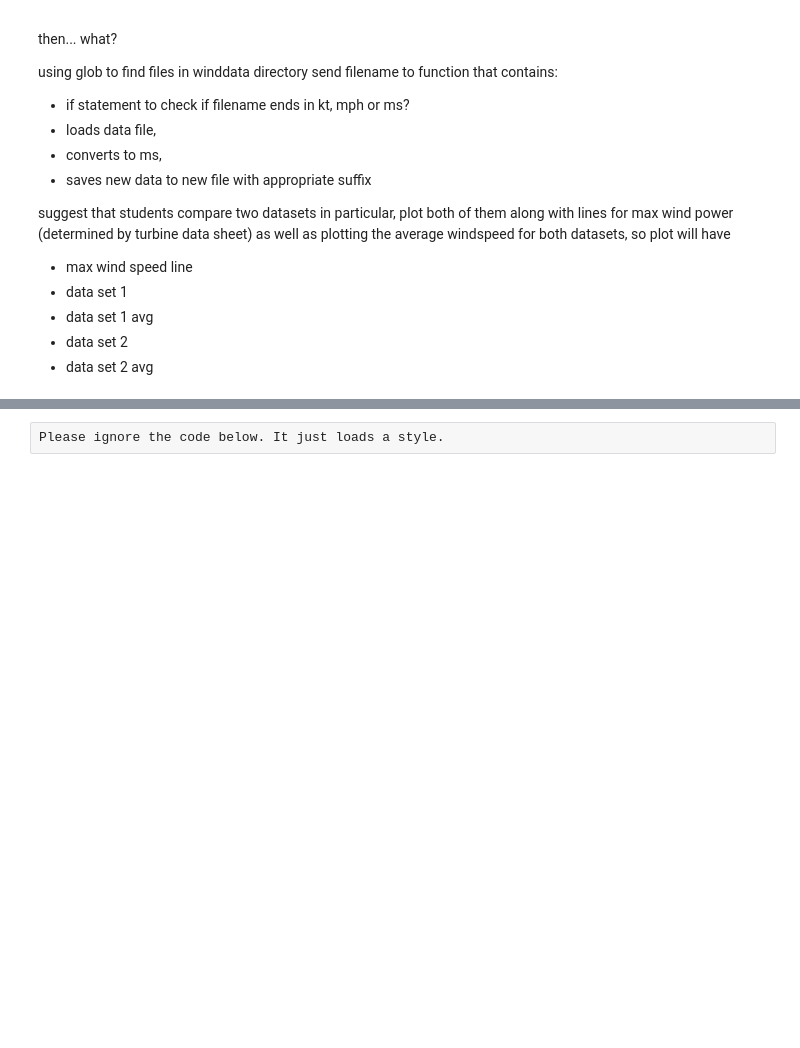
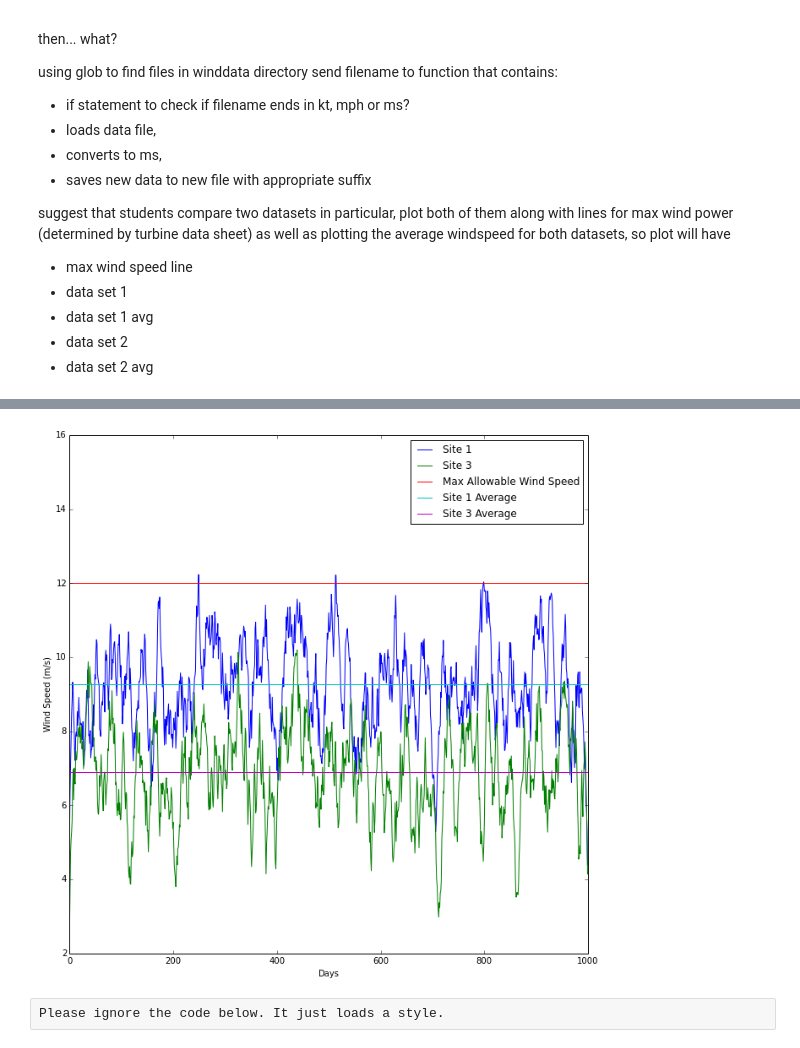
Before and after one commit to barbagroup/JITcode-MechE, a Jupyter notebook: lessons/02_Lesson02_Units_and_Decisions.ipynb, the cells around one changed output, grey strips where cells are left out. Saved outputs shown, nothing was run; the diff lists cells and outputs as text; code cells hidden in the pictures; blank space fills up the shorter version.

```diff
--- a/lessons/02_Lesson02_Units_and_Decisions.ipynb
+++ b/lessons/02_Lesson02_Units_and_Decisions.ipynb
@@ -35,0 +144,3 @@ In the resources folder, there's a subdirectory called "winddata" that contains
+# %%
+site1avg = numpy.average(site1)
+site3avg = numpy.average(site3)
@@ -36,3 +157,25 @@ In the resources folder, there's a subdirectory called "winddata" that contains
+# %%
+maxwindspeed = 12*numpy.ones(1000)
+# %%
+N = 12
+window = numpy.ones(N)/N
+site1smooth = numpy.convolve(site1,window,'same')
+site3smooth = numpy.convolve(site3,window,'same')
+plt.figure(figsize=(11,11))
+plt.plot(site1smooth)
+plt.plot(site3smooth)
+
+plt.plot(maxwindspeed)
+plt.plot(site1avg*numpy.ones(1000))
+plt.plot(site3avg*numpy.ones(1000))
+
+plt.ylabel('Wind Speed (m/s)')
+plt.xlabel('Days')
+plt.ylim(2,16)
+
+plt.legend(['Site 1','Site 3','Max Allowable Wind Speed','Site 1 Average','Site 3 Average']);
+# %% [output]
+[figure, added]
 # %% [raw]
 Please ignore the code below. It just loads a style.
 # %%
```
Also changed, not shown: parts of 19 cells of this notebook.
